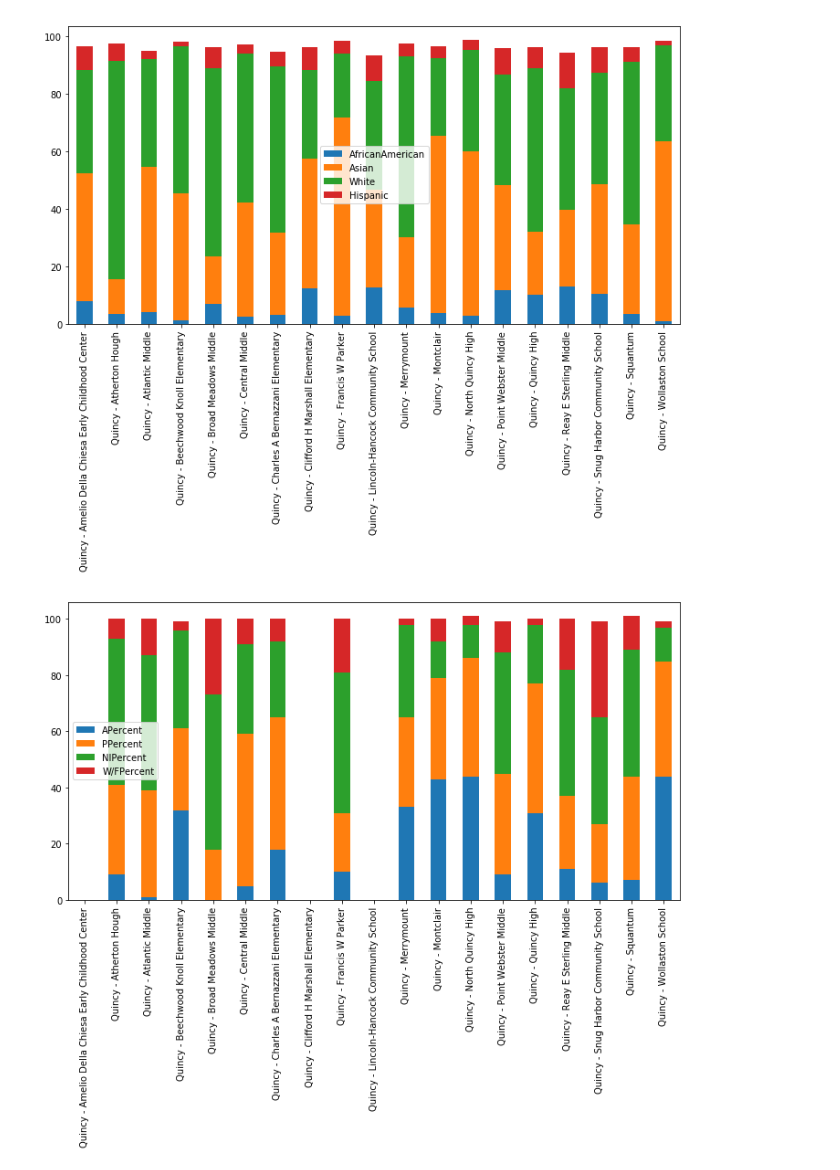
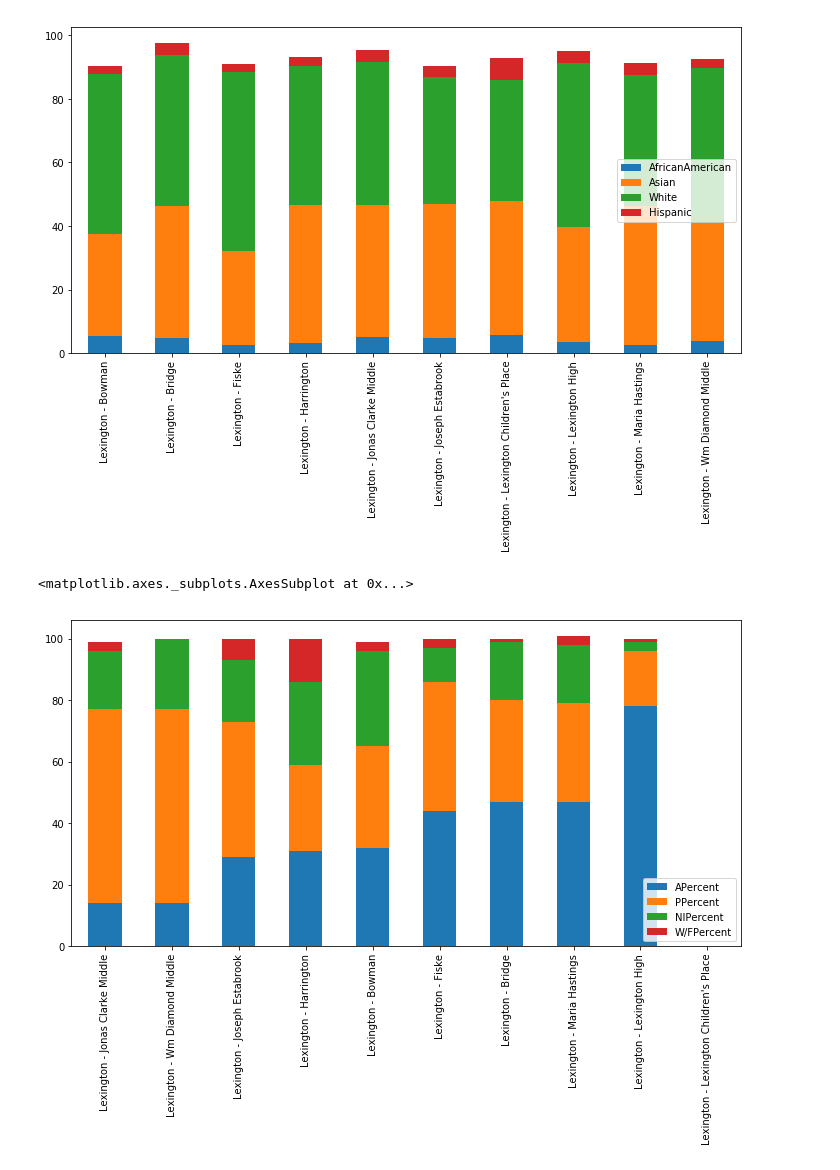
Before and after one commit to t1m0thy/datadad, a Jupyter notebook: SchoolDataMerge.ipynb, the cells around one changed output. Drawn from its saved outputs; the diff is of its cells as text; code cells hidden in the pictures.

Commit message:
add more plots

```diff
--- a/SchoolDataMerge.ipynb
+++ b/SchoolDataMerge.ipynb
@@ -47,7 +47,7 @@ def town(name):
     return df[df['Town']==name]
 # %%
 
-quincy = town("Quincy")
+quincy = town("Lexington")
 pd.set_option("display.max_columns", len(df.columns))
 
 # crude way to filter diversity
@@ -57,8 +57,9 @@ quincy.to_csv("quincy.csv")
 # %%
 quincy[['AfricanAmerican','Asian','White','Hispanic']].plot.bar(stacked=True, figsize=(12, 6));
 # %% [output]
-[figure, old version]
+[figure, new version]
 # %%
-quincy[['APercent', 'PPercent', 'NIPercent', 'W/FPercent']].plot.bar(stacked=True, figsize=(12, 6));
+quincy[['APercent', 'PPercent', 'NIPercent', 'W/FPercent']].sort_values('APercent').plot.bar(stacked=True, figsize=(12, 6))
 # %% [output]
+<matplotlib.axes._subplots.AxesSubplot at 0x...>
-[figure, old version]
+[figure, new version]
```
Also changed, not shown: parts of 2 cells of this notebook.
